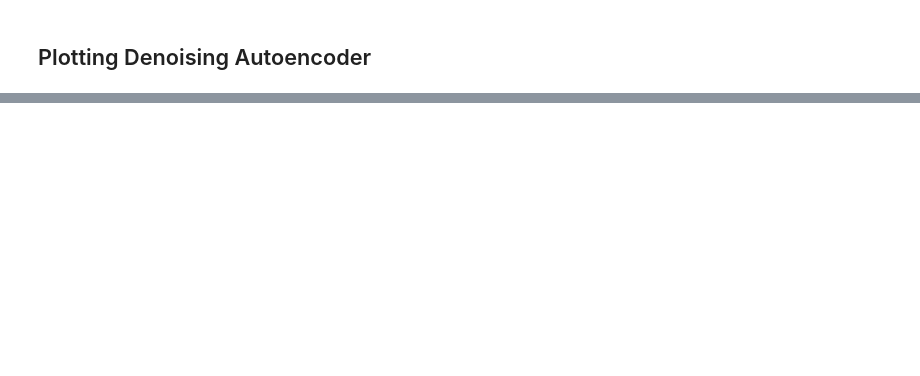
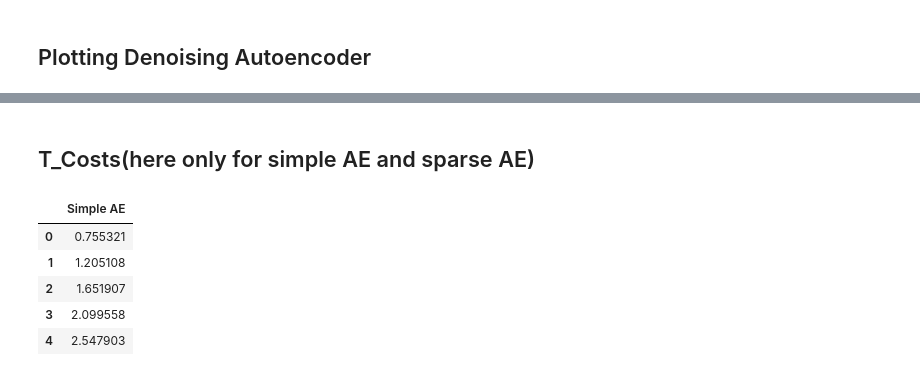
Before and after one commit to alexander-schaller/financial-machine-learning-projects-group2, a Jupyter notebook: Autoencoder.ipynb, the cells around one changed output, grey strips where cells are left out. Cells and saved outputs as stored; diff of their text form; code cells hidden in the pictures; blank space fills up the shorter version.

```diff
--- a/Autoencoder.ipynb
+++ b/Autoencoder.ipynb
@@ -769,0 +918,14 @@ plt.legend(fontsize='small')
+# %% [markdown]
+## T_Costs(here only for simple AE and sparse AE)
+# %%
+T_costs_df = pd.read_csv('TCostsAE1.csv')
+total_sum = T_costs_df.sum(axis=1)
+total_sum_df = pd.DataFrame(total_sum, columns=['Simple AE'], )
+total_sum_df
+# %% [output]
+|  | Simple AE |
+| 0 | 0.755321 |
+| 1 | 1.205108 |
+| 2 | 1.651907 |
+| 3 | 2.099558 |
+| 4 | 2.547903 |
```
Also changed, not shown: parts of 24 cells of this notebook, 3 other files.
